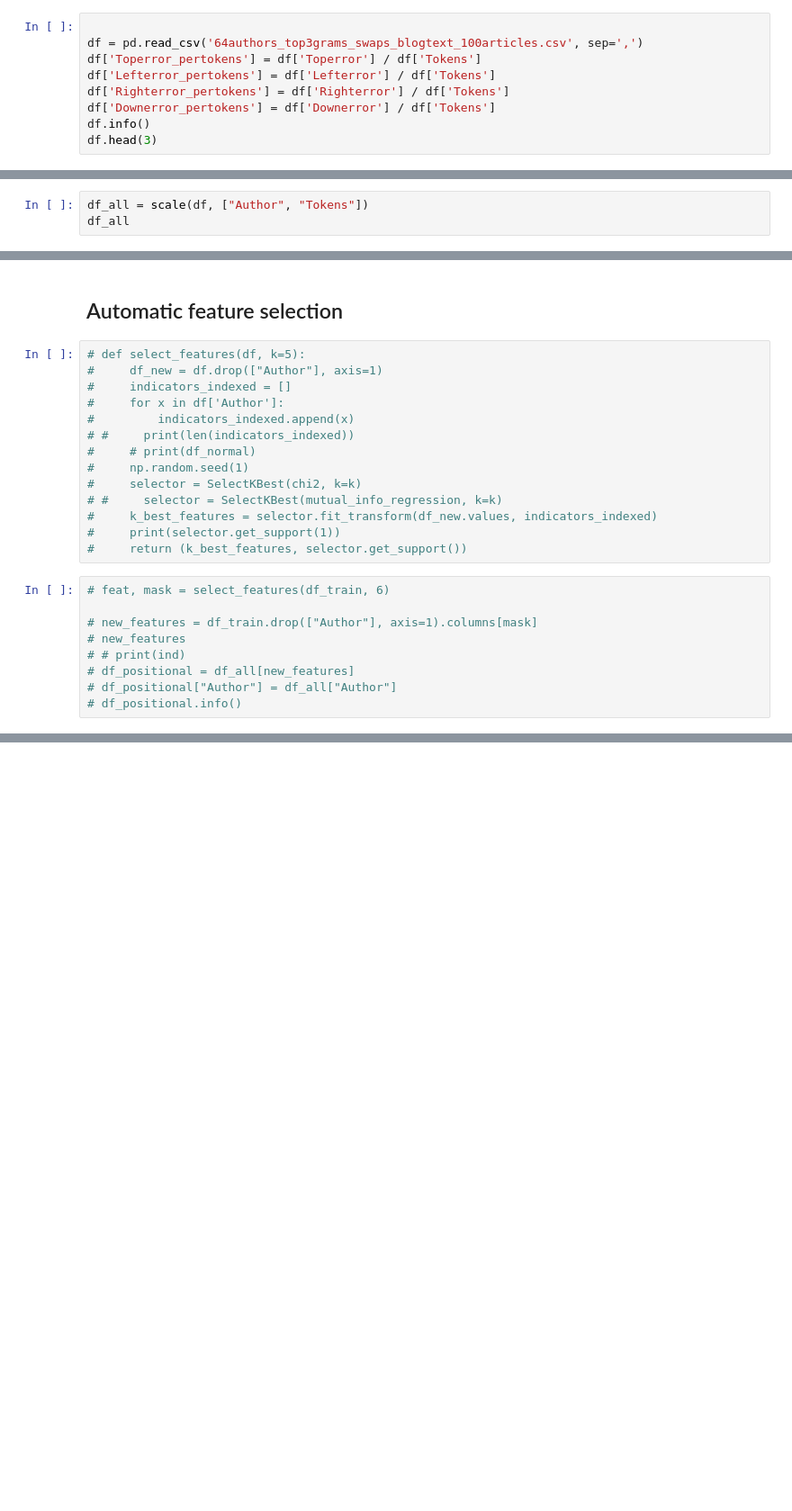
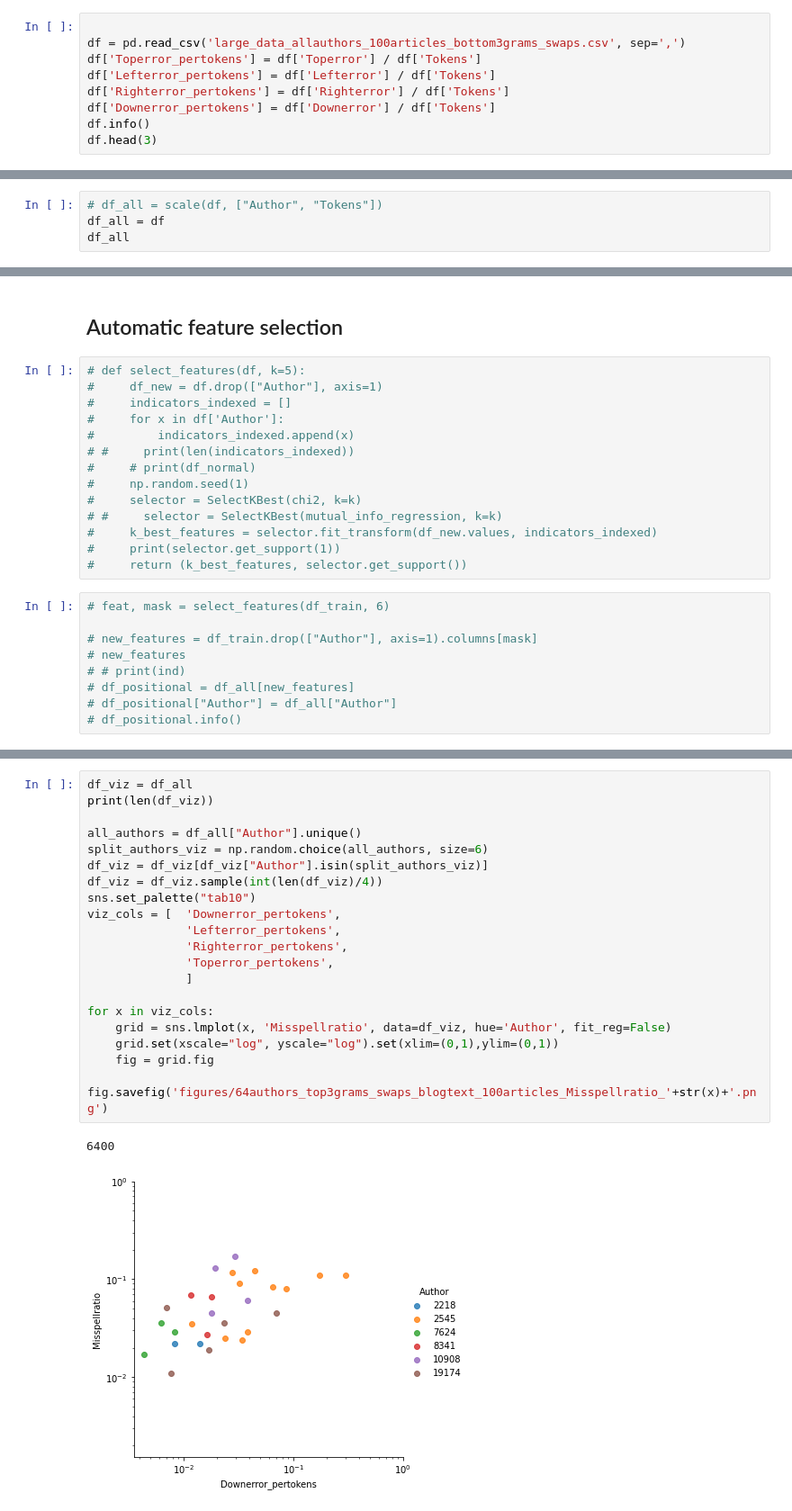
Before and after one commit to Andser99/Stylometry, a Jupyter notebook: Python/Models.ipynb, the cells around one changed output, grey strips where cells are left out. Shown at 90% size. Saved outputs shown, nothing was run; the diff lists cells and outputs as text; blank space fills up the shorter version.

```diff
--- a/Python/Models.ipynb
+++ b/Python/Models.ipynb
@@ -80,7 +80,7 @@ def evaluate(real, predicted):
 \+calculate positional error occurence per token
 # %%
 
-df = pd.read_csv('64authors_top3grams_swaps_blogtext_100articles.csv', sep=',')
+df = pd.read_csv('large_data_allauthors_100articles_bottom3grams_swaps.csv', sep=',')
 df['Toperror_pertokens'] = df['Toperror'] / df['Tokens']
 df['Lefterror_pertokens'] = df['Lefterror'] / df['Tokens']
 df['Righterror_pertokens'] = df['Righterror'] / df['Tokens']
@@ -101,6 +101,7 @@ memory usage: 112.5 MB
 # %%
 df = df.replace("∞", "0")
 # %%
-df_all = scale(df, ["Author", "Tokens"])
+# df_all = scale(df, ["Author", "Tokens"])
+df_all = df
 df_all
 # %% [output]
@@ -386,0 +432,23 @@ plt.show()
+# %%
+df_viz = df_all
+print(len(df_viz))
+
+all_authors = df_all["Author"].unique()
+split_authors_viz = np.random.choice(all_authors, size=6)
+df_viz = df_viz[df_viz["Author"].isin(split_authors_viz)]
+df_viz = df_viz.sample(int(len(df_viz)/4))
+sns.set_palette("tab10")
+viz_cols = [  'Downerror_pertokens',
+              'Lefterror_pertokens',
+              'Righterror_pertokens',
+              'Toperror_pertokens',
+              ]
+
+for x in viz_cols:
+    grid = sns.lmplot(x, 'Misspellratio', data=df_viz, hue='Author', fit_reg=False)
+    grid.set(xscale="log", yscale="log").set(xlim=(0,1),ylim=(0,1))
+    fig = grid.fig
+    fig.savefig('figures/64authors_top3grams_swaps_blogtext_100articles_Misspellratio_'+str(x)+'.png')
+# %% [output]
+6400
+[figure, added]
```
Also changed, not shown: parts of 18 cells of this notebook, 6 other files.
